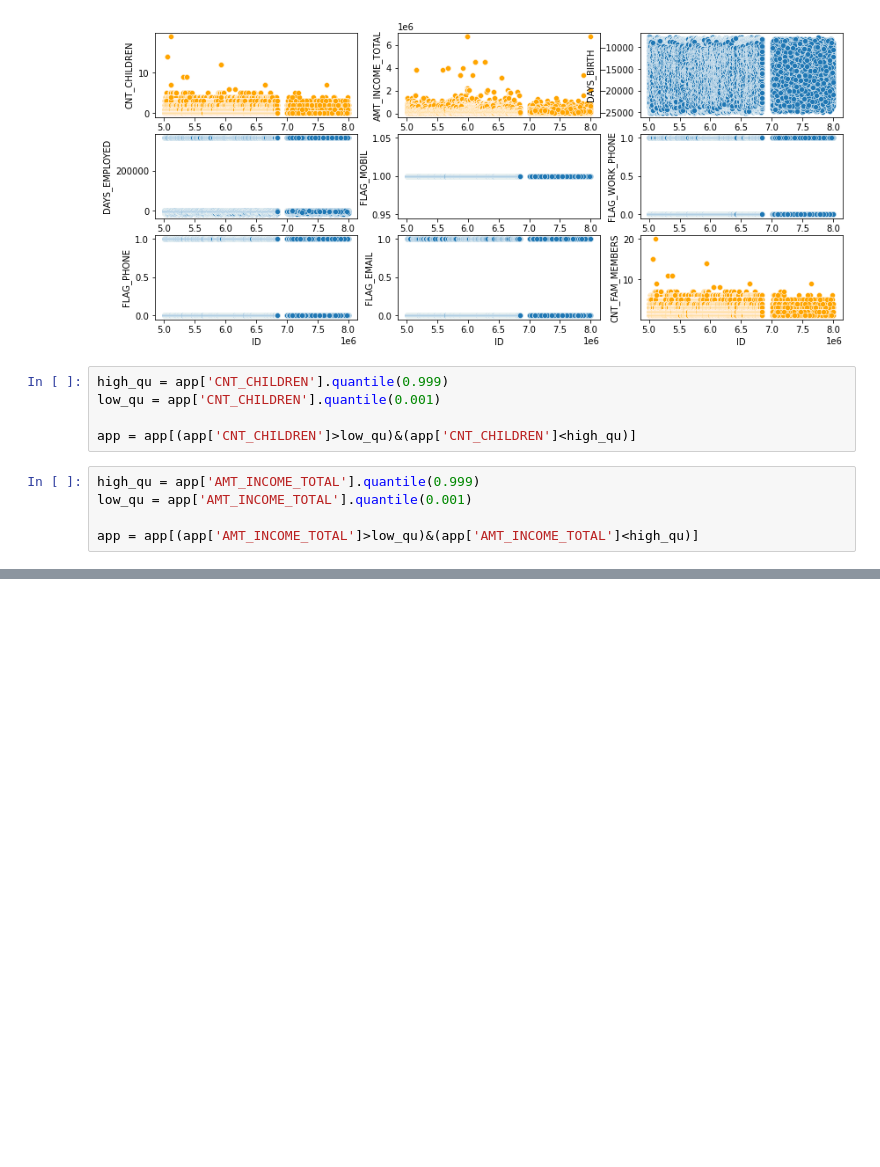
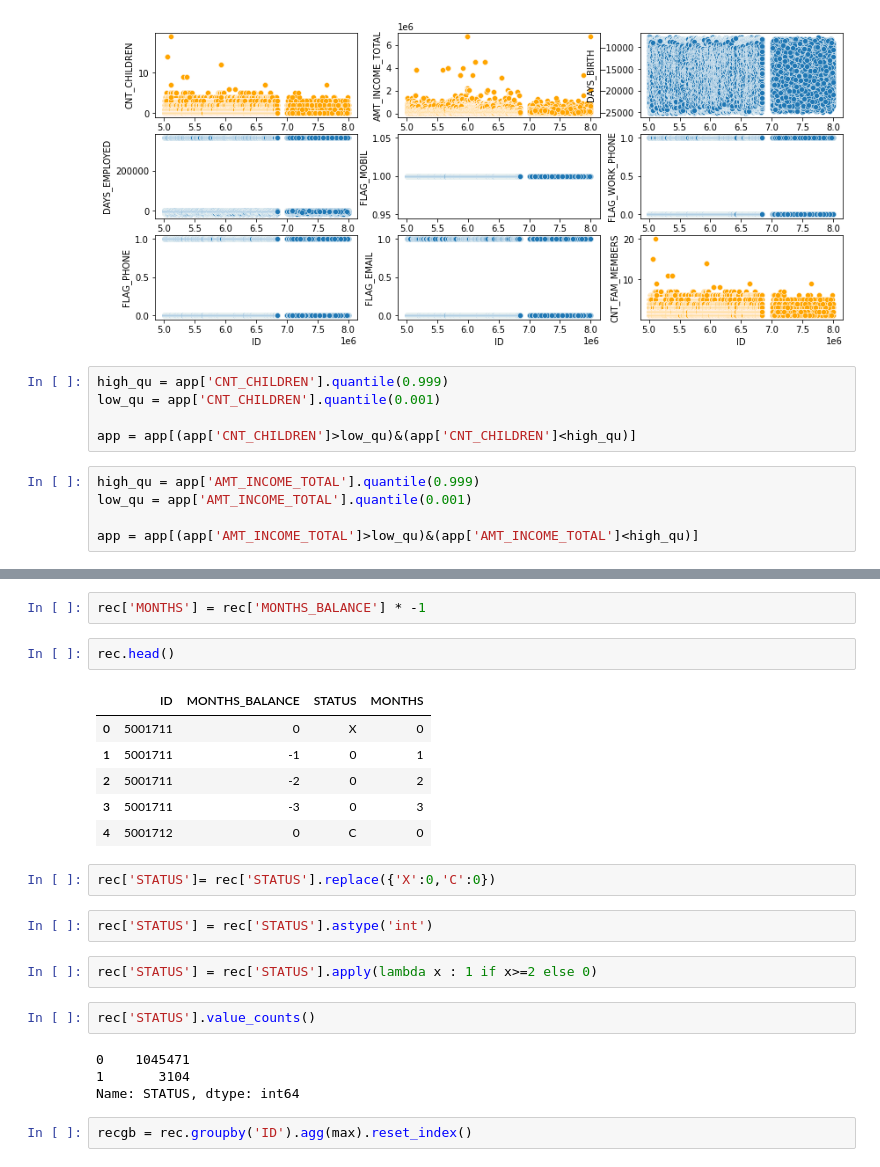
Before and after one commit to isoori/Credit-Card-Approval-Prediction, a Jupyter notebook: Credit Card Approval Prediction.ipynb, the cells around one changed output, grey strips where cells are left out. Saved outputs shown, nothing was run; the diff lists cells and outputs as text; blank space fills up the shorter version.

```diff
--- a/Credit Card Approval Prediction.ipynb
+++ b/Credit Card Approval Prediction.ipynb
@@ -104,0 +145,25 @@ app = app[(app['AMT_INCOME_TOTAL']>low_qu)&(app['AMT_INCOME_TOTAL']<high_qu)]
+# %%
+rec['MONTHS'] = rec['MONTHS_BALANCE'] * -1
+# %%
+rec.head()
+# %% [output]
+|  | ID | MONTHS_BALANCE | STATUS | MONTHS |
+| 0 | 5001711 | 0 | X | 0 |
+| 1 | 5001711 | -1 | 0 | 1 |
+| 2 | 5001711 | -2 | 0 | 2 |
+| 3 | 5001711 | -3 | 0 | 3 |
+| 4 | 5001712 | 0 | C | 0 |
+# %%
+rec['STATUS']= rec['STATUS'].replace({'X':0,'C':0})
+# %%
+rec['STATUS'] = rec['STATUS'].astype('int')
+# %%
+rec['STATUS'] = rec['STATUS'].apply(lambda x : 1 if x>=2 else 0)
+# %%
+rec['STATUS'].value_counts()
+# %% [output]
+0    1045471
+1       3104
+Name: STATUS, dtype: int64
+# %%
+recgb = rec.groupby('ID').agg(max).reset_index()
```
Also changed, not shown: parts of 4 cells of this notebook.
